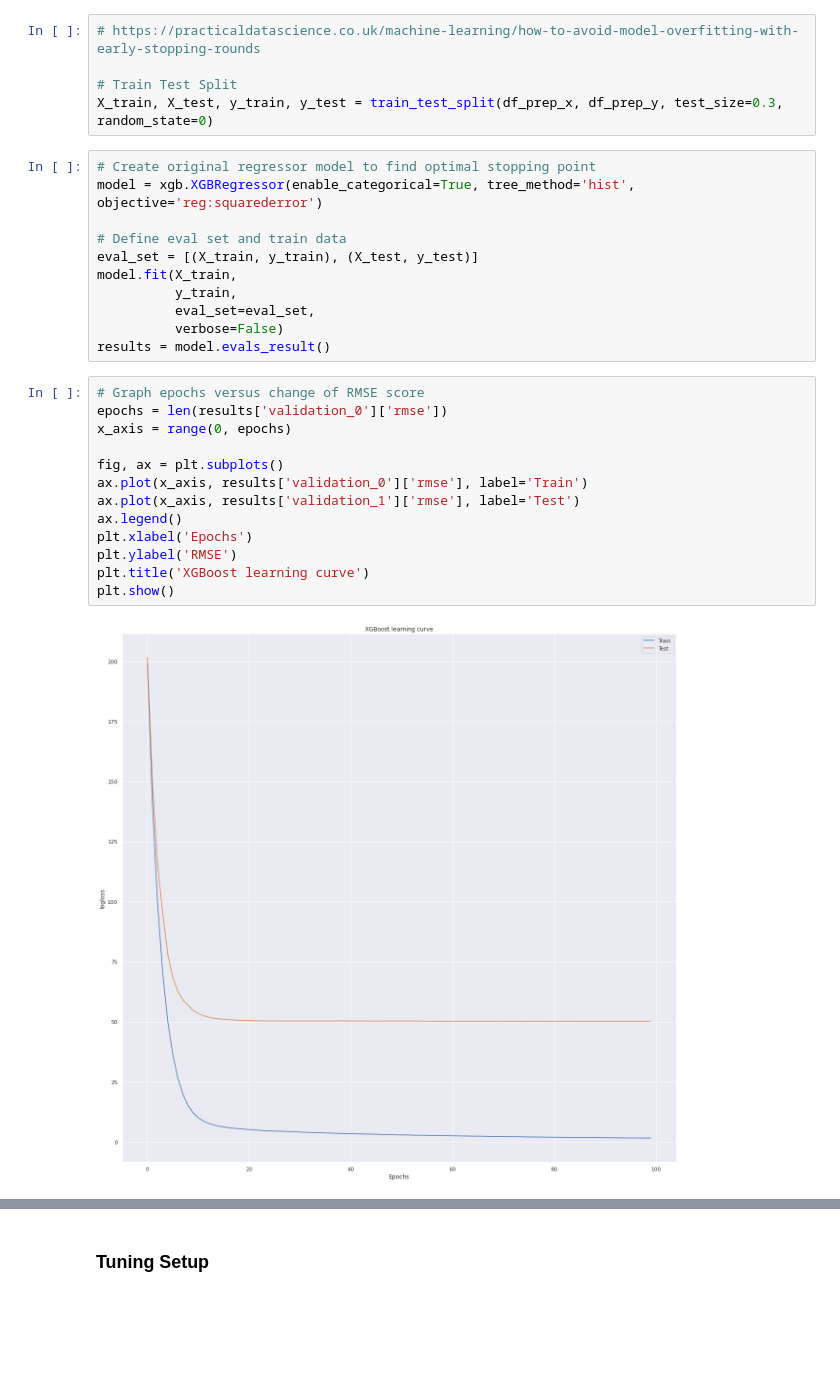
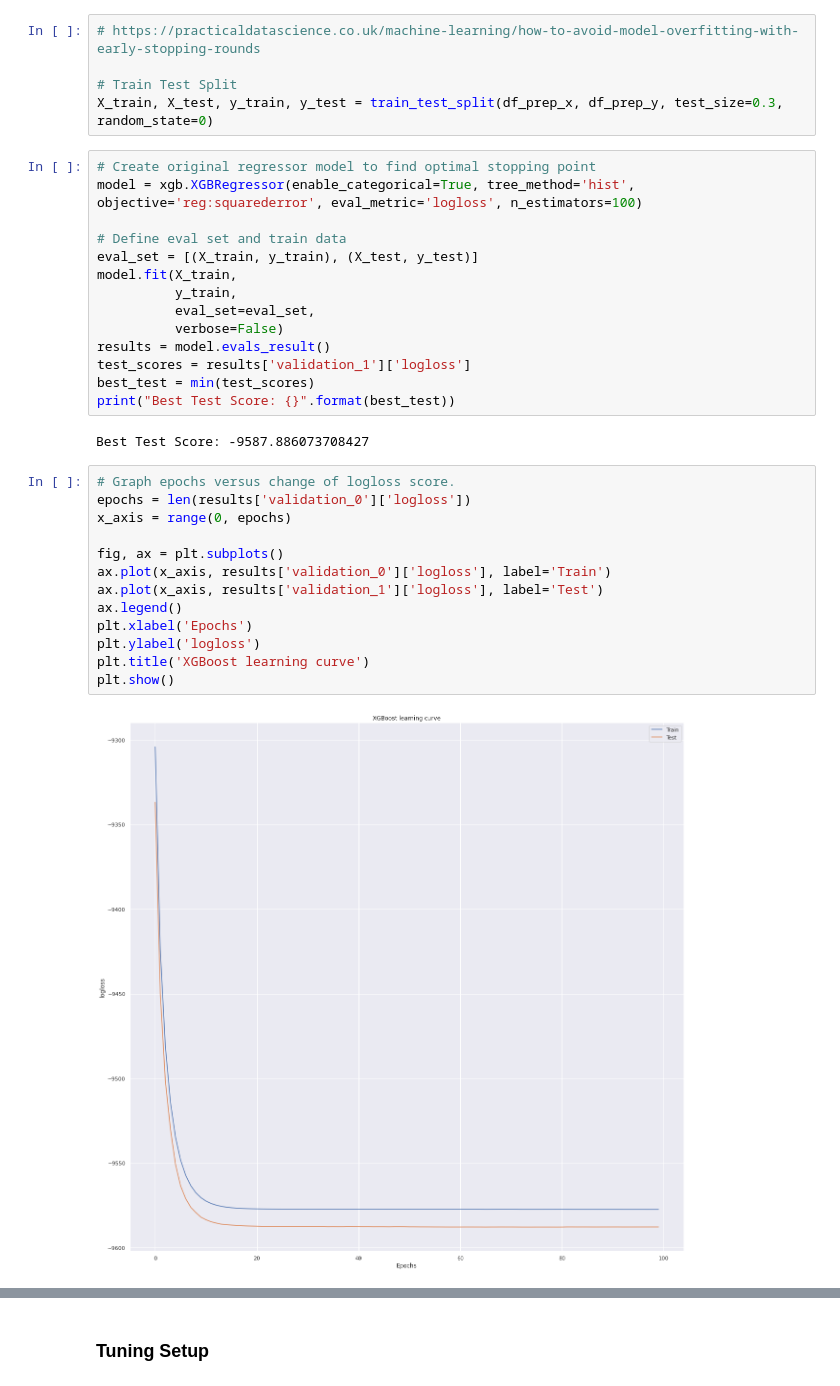
Before and after one commit to jbalda8/zotec_assessment, a Jupyter notebook: zotec_assessment.ipynb, the cells around one changed output, grey strips where cells are left out. Drawn from its saved outputs; the diff is of its cells as text; blank space fills up the shorter version.

```diff
--- a/zotec_assessment.ipynb
+++ b/zotec_assessment.ipynb
@@ -369,7 +384,7 @@ df_prep_y = df_prep['Energ_Kcal']
 X_train, X_test, y_train, y_test = train_test_split(df_prep_x, df_prep_y, test_size=0.3, random_state=0)
 # %%
 # Create original regressor model to find optimal stopping point
-model = xgb.XGBRegressor(enable_categorical=True, tree_method='hist', objective='reg:squarederror')
+model = xgb.XGBRegressor(enable_categorical=True, tree_method='hist', objective='reg:squarederror', eval_metric='logloss', n_estimators=100)
 
 # Define eval set and train data
 eval_set = [(X_train, y_train), (X_test, y_test)]
@@ -378,18 +393,23 @@ model.fit(X_train,
           eval_set=eval_set,
           verbose=False)
 results = model.evals_result()
+test_scores = results['validation_1']['logloss']
+best_test = min(test_scores)
+print("Best Test Score: {}".format(best_test))
+# %% [output]
+Best Test Score: -9587.886073708427
 # %%
-# Graph epochs versus change of RMSE score
-epochs = len(results['validation_0']['rmse'])
+# Graph epochs versus change of logloss score.
+epochs = len(results['validation_0']['logloss'])
 x_axis = range(0, epochs)
 
 fig, ax = plt.subplots()
-ax.plot(x_axis, results['validation_0']['rmse'], label='Train')
-ax.plot(x_axis, results['validation_1']['rmse'], label='Test')
+ax.plot(x_axis, results['validation_0']['logloss'], label='Train')
+ax.plot(x_axis, results['validation_1']['logloss'], label='Test')
 ax.legend()
 plt.xlabel('Epochs')
-plt.ylabel('RMSE')
+plt.ylabel('logloss')
 plt.title('XGBoost learning curve')
 plt.show()
 # %% [output]
-[figure, old version]
+[figure, new version]
```
Also changed, not shown: parts of 21 cells of this notebook.
